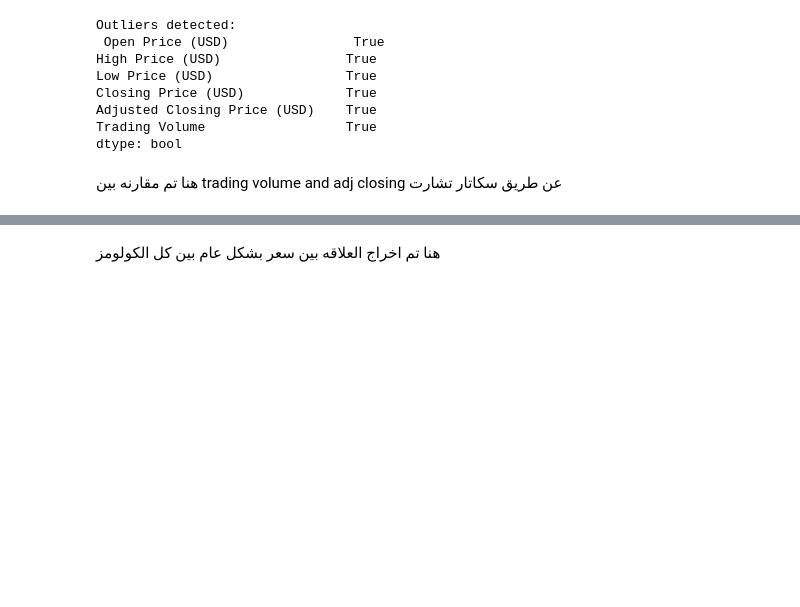
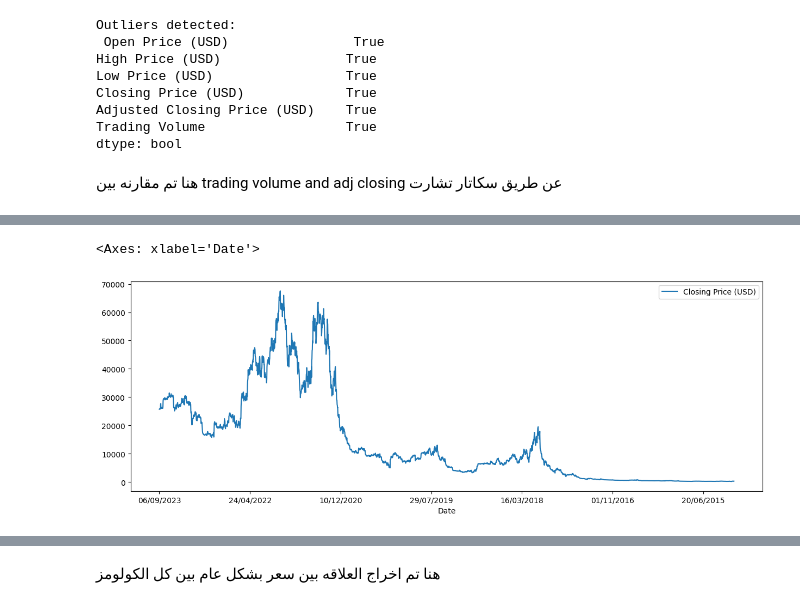
Before and after one commit to ayatkatka/bitcoin, a Jupyter notebook: bitcoinDataset.ipynb, the cells around one changed output, grey strips where cells are left out. Cells and saved outputs as stored; diff of their text form; code cells hidden in the pictures; blank space fills up the shorter version.

```diff
--- a/bitcoinDataset.ipynb
+++ b/bitcoinDataset.ipynb
@@ -58,0 +87,2 @@ dtype: bool
+# %%
+df=pd.read_csv("bitcoinDataset.csv")
@@ -58,0 +111,9 @@ dtype: bool
+# %%
+df=df.set_index("Date")
+# %%
+close=df[["Closing Price (USD)"]]
+# %%
+close.plot(figsize=(15,5))
+# %% [output]
+<Axes: xlabel='Date'>
+[figure, added]
```
Also changed, not shown: parts of 40 cells of this notebook.
